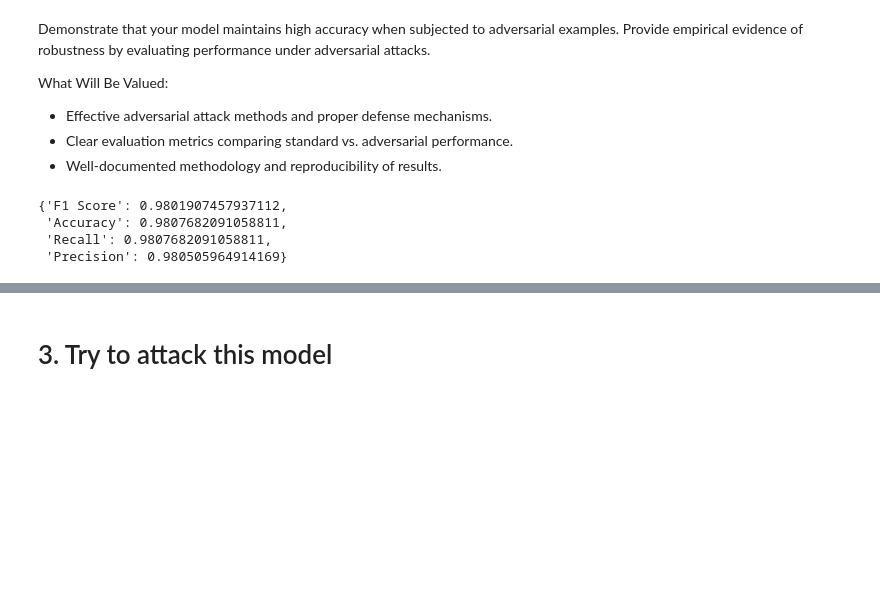
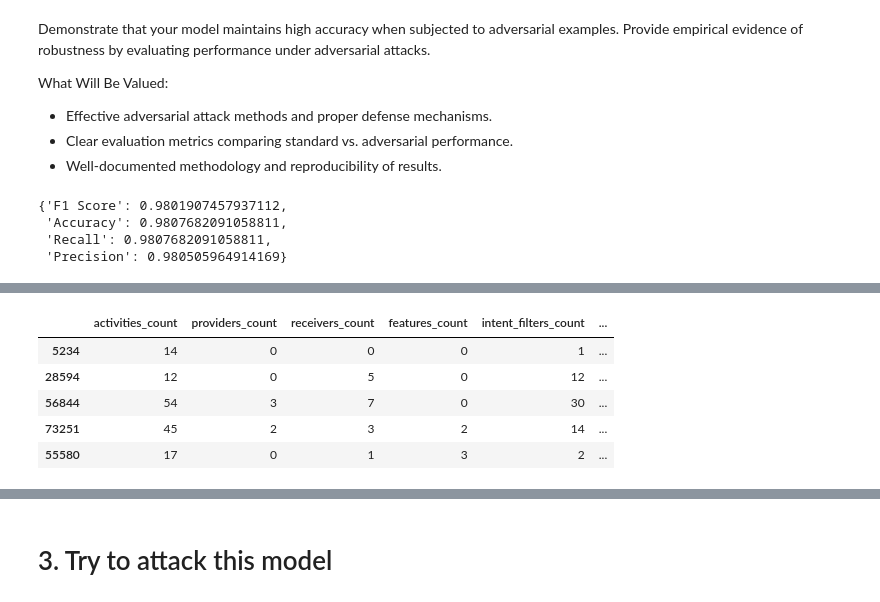
Before and after one commit to Cortijo02/SEGUR, a Jupyter notebook: sypd/template.ipynb, the cells around one changed output, grey strips where cells are left out. Drawn from its saved outputs; the diff is of its cells as text; code cells hidden in the pictures; blank space fills up the shorter version.

```diff
--- a/sypd/template.ipynb
+++ b/sypd/template.ipynb
@@ -457,3 +457,21 @@ attacked_metrics
+# %%
+# Identify successful attacks
+successful_attacks = perturbed_predictions != y_test.values
+
+# Create a DataFrame with successful attacks
+successful_attacks_df = X_test[successful_attacks].copy()
+successful_attacks_df['Ground Truth'] = y_test[successful_attacks]
+successful_attacks_df['Perturbed Prediction'] = perturbed_predictions[successful_attacks]
+
+# Display the DataFrame
+successful_attacks_df.head()
+# %% [output]
+|  | activities_count | providers_count | receivers_count | features_count | intent_filters_count | ... |
+| 5234 | 14 | 0 | 0 | 0 | 1 | ... |
+| 28594 | 12 | 0 | 5 | 0 | 12 | ... |
+| 56844 | 54 | 3 | 7 | 0 | 30 | ... |
+| 73251 | 45 | 2 | 3 | 2 | 14 | ... |
+| 55580 | 17 | 0 | 1 | 3 | 2 | ... |
 # %%
 # Generamos muestras perturbadas del conjunto de entrenamiento
 perturbed_X_train = X_train.apply(
```
Also changed, not shown: parts of 14 cells of this notebook.
